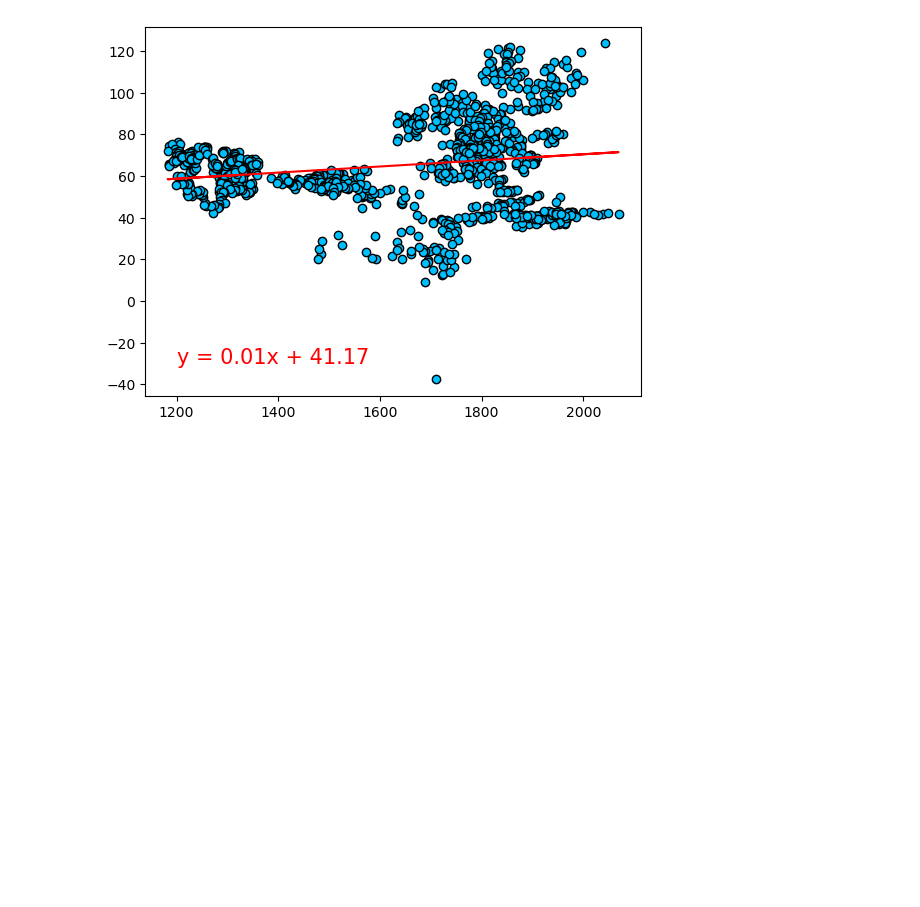
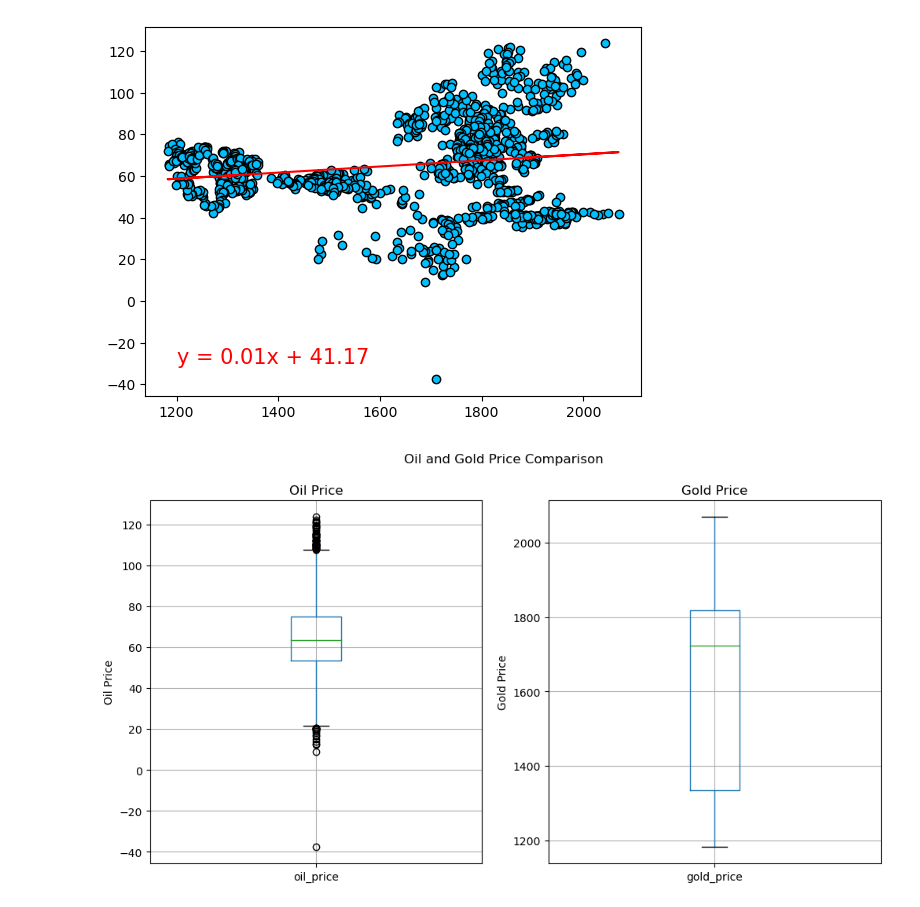
Before and after one commit to gbarn777/project-one, a Jupyter notebook: project1_v3.ipynb, the cells around one changed output. Saved outputs shown, nothing was run; the diff lists cells and outputs as text; code cells hidden in the pictures; blank space fills up the shorter version.

Commit message:
Adding Boxplots

```diff
--- a/project1_v3.ipynb
+++ b/project1_v3.ipynb
@@ -263,3 +263,25 @@ plt.annotate(Regression_Line,(1200,-30),fontsize=15,color="red")
 plt.show()
 # %% [output]
 [figure]
+# %%
+#Creation of the Boxplots
+#Create a figure and axis
+fig, (ax1, ax2) = plt.subplots(1, 2, figsize=(12, 6))
+
+# Plot the box plot for oil prices
+clean_oil_gold_df.boxplot(column='oil_price' ,ax=ax1)
+ax1.set_ylabel('Oil Price')
+ax1.set_title("Oil Price")
+
+# Plot the box plot for gold prices
+clean_oil_gold_df.boxplot(column='gold_price', ax=ax2)
+ax2.set_ylabel('Gold Price')
+ax2.set_title("Gold Price")
+
+# Add a title to the figure
+fig.suptitle("Oil and Gold Price Comparison")
+
+# Show the figure
+plt.show()
+# %% [output]
+[figure, added]
```
